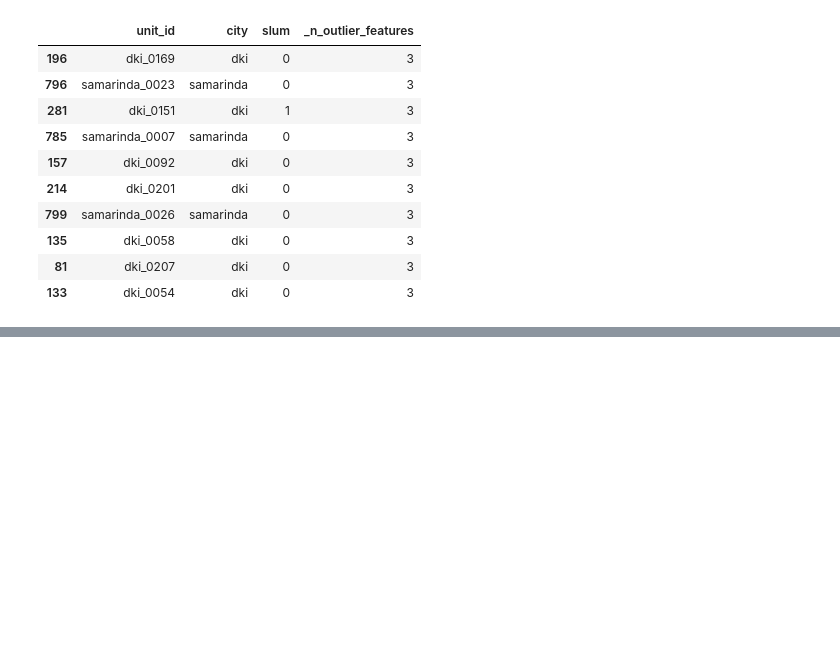
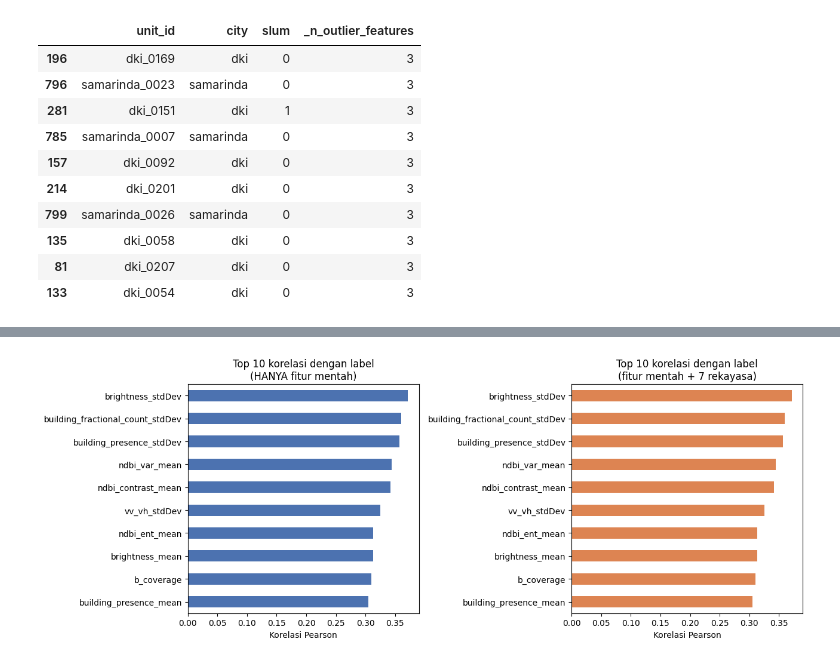
Before and after one commit to Bujanking1660/urbanpulse, a Jupyter notebook: preprocessing.ipynb, the cells around one changed output, grey strips where cells are left out. Drawn from its saved outputs; the diff is of its cells as text; code cells hidden in the pictures; blank space fills up the shorter version.

```diff
--- a/preprocessing.ipynb
+++ b/preprocessing.ipynb
@@ -443,0 +434,29 @@ Selesai. Dataset siap dipakai untuk training model (RF / XGBoost) dengan evaluas
+# %%
+# Daftar fitur TANPA 7 fitur rekayasa, untuk dibandingkan dengan daftar fitur lengkap
+raw_feature_cols = [c for c in feature_cols if c not in
+                     ["built_minus_green", "texture_to_built_ratio", "small_building_dominance",
+                      "dense_lowrise", "packing_tightness", "b_size_cv", "sar_built_interaction"]]
+
+# Hitung korelasi Pearson tiap fitur terhadap label slum, untuk kedua skenario
+corr_raw = df[raw_feature_cols + [TARGET_COL]].corr()[TARGET_COL].drop(TARGET_COL)
+corr_full = df[feature_cols + [TARGET_COL]].corr()[TARGET_COL].drop(TARGET_COL)
+
+# Ambil 10 fitur dengan korelasi absolut tertinggi (boleh positif atau negatif)
+top_raw = corr_raw.reindex(corr_raw.abs().sort_values(ascending=False).index).head(10)
+top_full = corr_full.reindex(corr_full.abs().sort_values(ascending=False).index).head(10)
+
+fig, axes = plt.subplots(1, 2, figsize=(13, 5))
+# Panel kiri: ranking korelasi HANYA dari 34 fitur mentah
+top_raw.sort_values().plot(kind="barh", ax=axes[0], color="#4C72B0")
+axes[0].set_title("Top 10 korelasi dengan label\n(HANYA fitur mentah)")
+axes[0].set_xlabel("Korelasi Pearson")
+
+# Panel kanan: ranking korelasi dari fitur mentah + 7 fitur rekayasa
+top_full.sort_values().plot(kind="barh", ax=axes[1], color="#DD8452")
+axes[1].set_title("Top 10 korelasi dengan label\n(fitur mentah + 7 rekayasa)")
+axes[1].set_xlabel("Korelasi Pearson")
+
+plt.tight_layout()
+plt.show()
+# %% [output]
+[figure, added]
```
Also changed, not shown: parts of 21 cells of this notebook, 5 other files.
